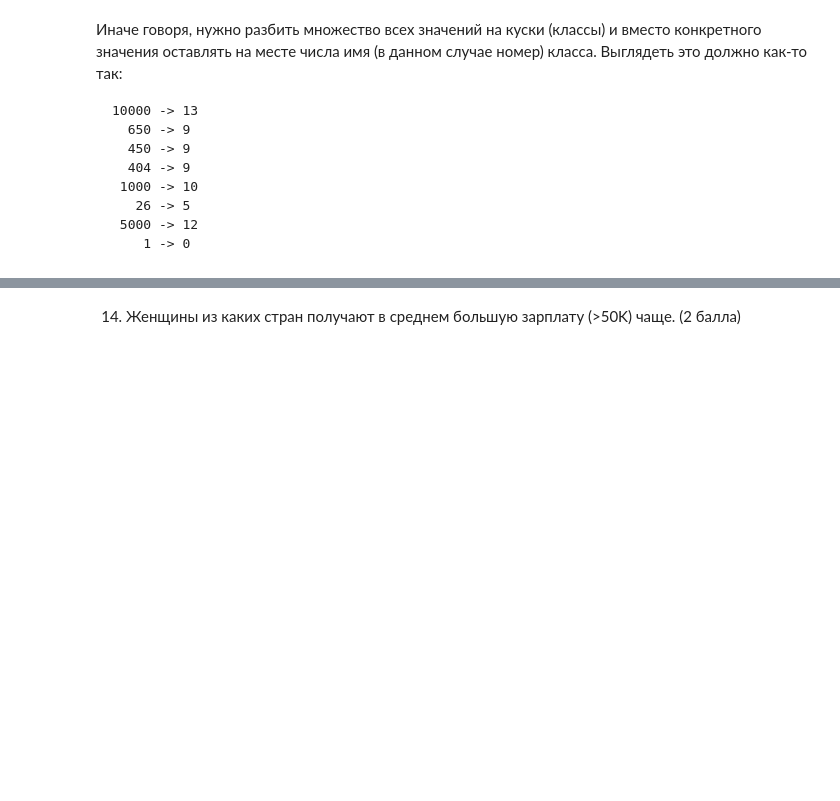
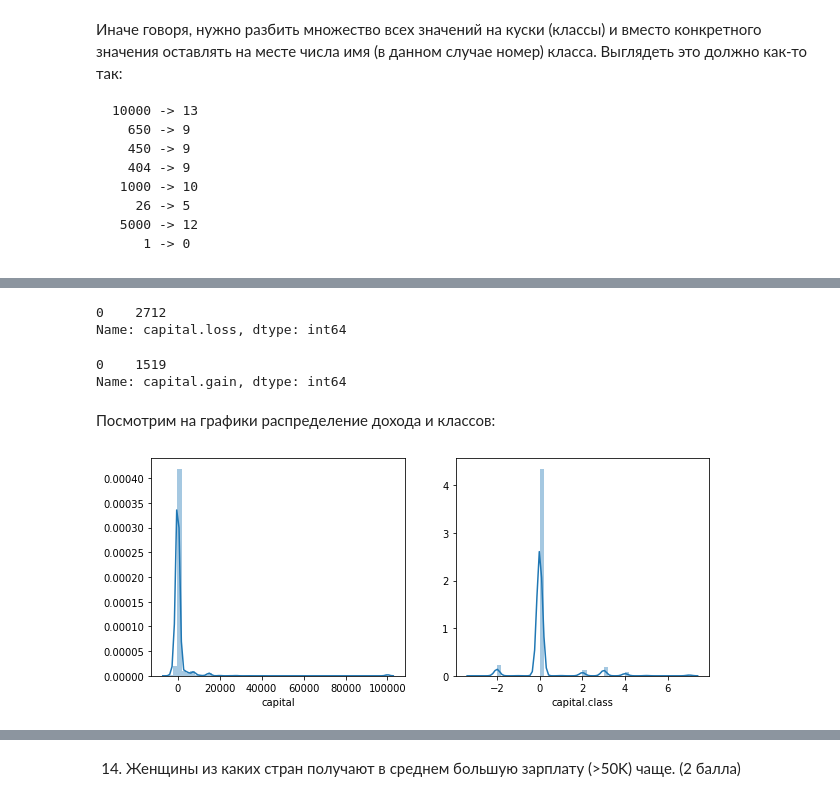
Before and after one commit to D7nis/Course-ML-Classic, a Jupyter notebook: Practice/1. Numpy + pandas/homework/01-02-workshop-pandas_DDA.ipynb, the cells around one changed output, grey strips where cells are left out. Saved outputs shown, nothing was run; the diff lists cells and outputs as text; code cells hidden in the pictures; blank space fills up the shorter version.

```diff
--- a/Practice/1. Numpy + pandas/homework/01-02-workshop-pandas_DDA.ipynb
+++ b/Practice/1. Numpy + pandas/homework/01-02-workshop-pandas_DDA.ipynb
@@ -260,0 +321,20 @@ Name: hours.per.week, Length: 82, dtype: float64
+# %%
+df[df['capital.gain']>0]['capital.loss'].value_counts()
+# %% [output]
+0    2712
+Name: capital.loss, dtype: int64
+# %%
+df[df['capital.loss']>0]['capital.gain'].value_counts()
+# %% [output]
+0    1519
+Name: capital.gain, dtype: int64
+# %% [markdown]
+Посмотрим на графики распределение дохода и классов:
+# %%
+plt.figure (figsize = (10,4))
+plt.subplot(1,2,1)
+sns.distplot(df['capital']);
+plt.subplot(1,2,2)
+sns.distplot(df['capital.class']);
+# %% [output]
+[figure, added]
```
Also changed, not shown: parts of 28 cells of this notebook.
